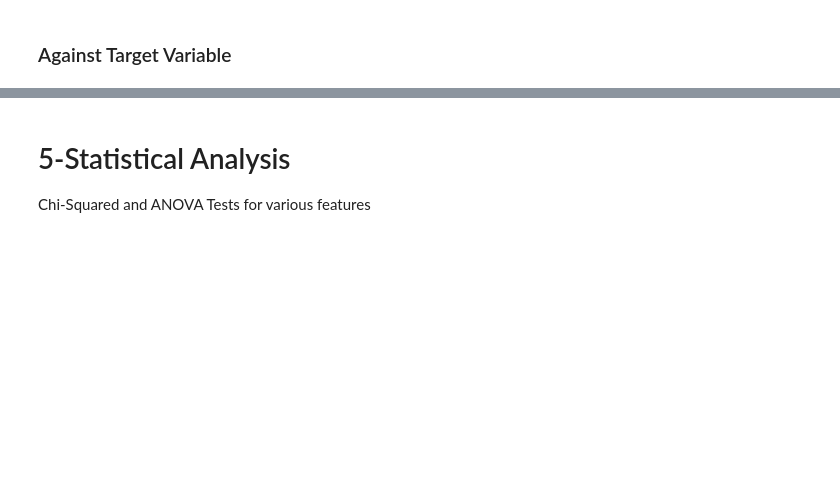
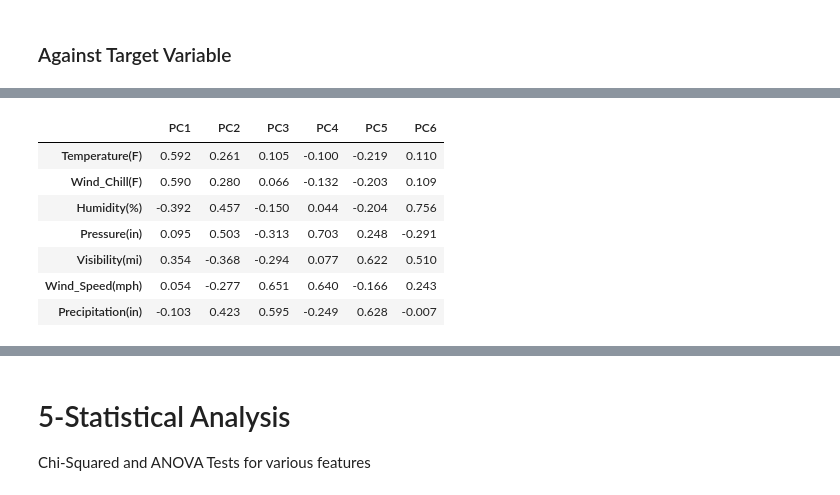
Before and after one commit to gpo2105/Capstone_1, a Jupyter notebook: Draft.ipynb, the cells around one changed output, grey strips where cells are left out. Cells and saved outputs as stored; diff of their text form; code cells hidden in the pictures; blank space fills up the shorter version.

```diff
--- a/Draft.ipynb
+++ b/Draft.ipynb
@@ -776,0 +934,17 @@ sns.heatmap(corrs,vmin=-1,vmax=1,cmap='coolwarm')
+# %%
+# Create an easy to view DF of the loadings.
+loadings = pd.DataFrame(
+    pca.components_.T,
+    columns=[f'PC{i+1}' for i in range(n_components_variance)],
+    index=conditions
+)
+loadings
+# %% [output]
+|  | PC1 | PC2 | PC3 | PC4 | PC5 | PC6 |
+| Temperature(F) | 0.592 | 0.261 | 0.105 | -0.100 | -0.219 | 0.110 |
+| Wind_Chill(F) | 0.590 | 0.280 | 0.066 | -0.132 | -0.203 | 0.109 |
+| Humidity(%) | -0.392 | 0.457 | -0.150 | 0.044 | -0.204 | 0.756 |
+| Pressure(in) | 0.095 | 0.503 | -0.313 | 0.703 | 0.248 | -0.291 |
+| Visibility(mi) | 0.354 | -0.368 | -0.294 | 0.077 | 0.622 | 0.510 |
+| Wind_Speed(mph) | 0.054 | -0.277 | 0.651 | 0.640 | -0.166 | 0.243 |
+| Precipitation(in) | -0.103 | 0.423 | 0.595 | -0.249 | 0.628 | -0.007 |
```
Also changed, not shown: parts of 36 cells of this notebook.
